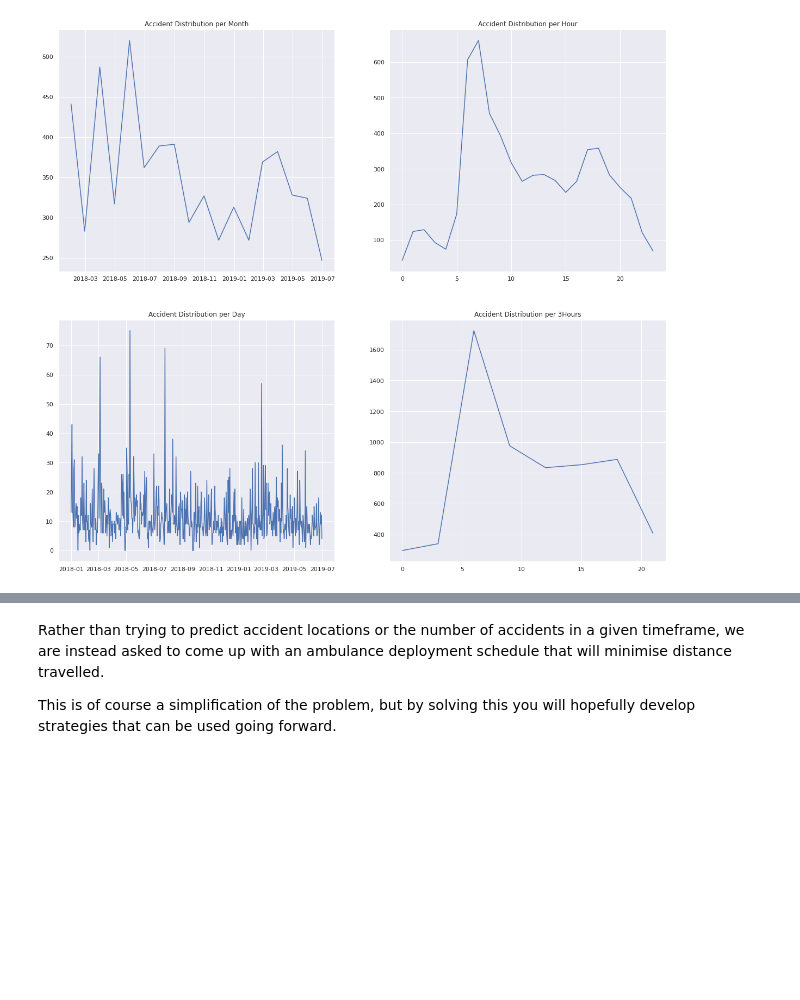
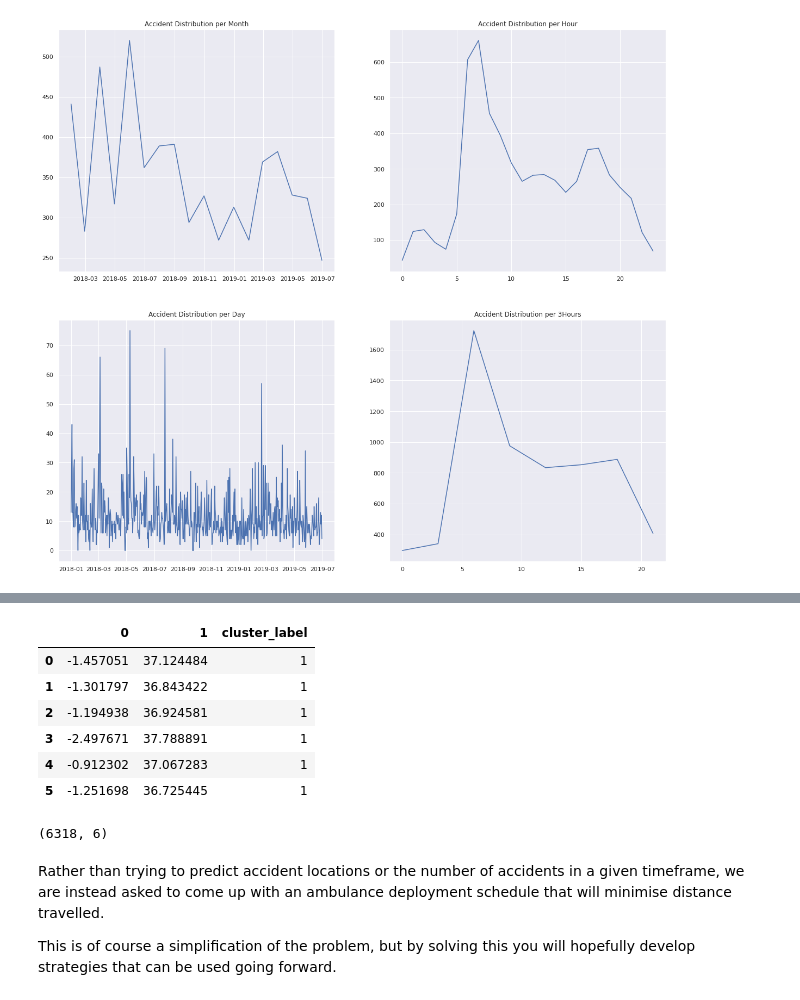
Before and after one commit to Jabor047/ihub2020, a Jupyter notebook: Uber_Nairobi_Ambulance_Perambulation_Challenge.ipynb, the cells around one changed output, grey strips where cells are left out. Cells and saved outputs as stored; diff of their text form; code cells hidden in the pictures; blank space fills up the shorter version.

```diff
--- a/Uber_Nairobi_Ambulance_Perambulation_Challenge.ipynb
+++ b/Uber_Nairobi_Ambulance_Perambulation_Challenge.ipynb
@@ -234,3 +263,17 @@ df_pd_3hours.head()
+# %%
+pointsList[0]
+# %% [output]
+|  | 0 | 1 | cluster_label |
+| 0 | -1.457051 | 37.124484 | 1 |
+| 1 | -1.301797 | 36.843422 | 1 |
+| 2 | -1.194938 | 36.924581 | 1 |
+| 3 | -2.497671 | 37.788891 | 1 |
+| 4 | -0.912302 | 37.067283 | 1 |
+| 5 | -1.251698 | 36.725445 | 1 |
+# %%
+df.shape
+# %% [output]
+(6318, 6)
 # %% [markdown]
 Rather than trying to predict accident locations or the number of accidents in a given timeframe, we are instead asked to come up with an ambulance deployment schedule that will minimise distance travelled.
 
```
Also changed, not shown: parts of 13 cells of this notebook.
